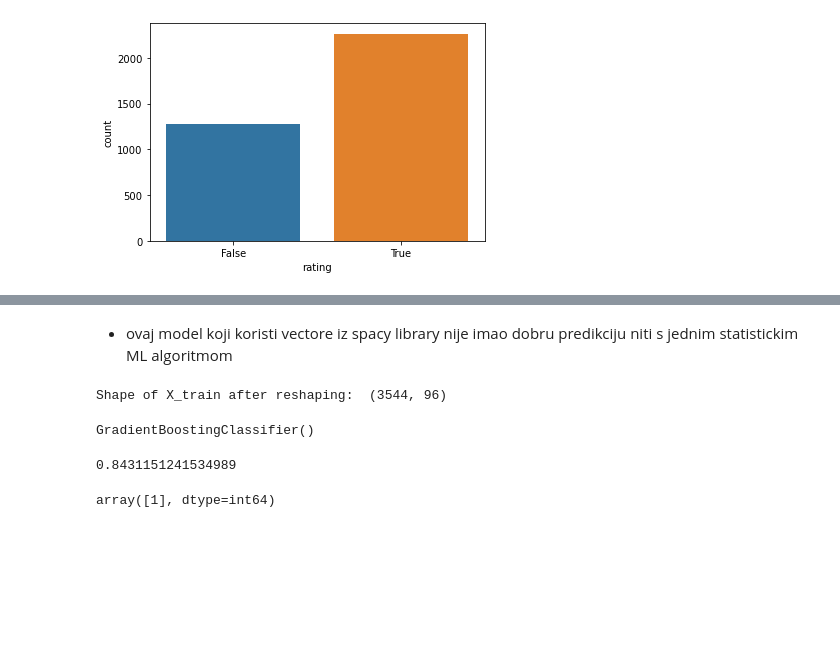
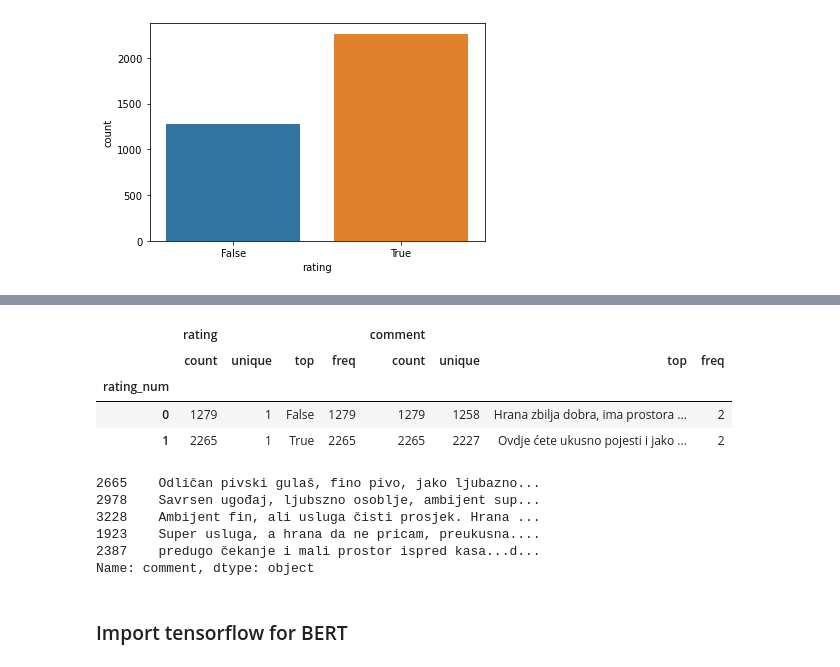
Before and after one commit to ivanamati/NLP.Croatian_reviews_classifier, a Jupyter notebook: google_reviews_bert_classifier.ipynb, the cells around one changed output, grey strips where cells are left out. Drawn from its saved outputs; the diff is of its cells as text; code cells hidden in the pictures; blank space fills up the shorter version.

Commit message:
bert classifier

```diff
--- a/google_reviews_bert_classifier.ipynb
+++ b/google_reviews_bert_classifier.ipynb
@@ -245,27 +47,8 @@ review_classification("Ovaj novi kafic na cvjetnom je sjajan, konobar je ljubaza
-# %% [markdown]
-- ovaj model koji koristi vectore iz spacy library nije imao dobru predikciju niti s jednim statistickim ML algoritmom
-# %%
-import numpy as np
-
-X = np.stack(df.comment_vec)
-print("Shape of X_train after reshaping: ", X.shape)
-y= df.rating_indx
-# %% [output]
-Shape of X_train after reshaping:  (3544, 96)
-# %%
-model = GradientBoostingClassifier()
-model.fit(X,y)
-# %% [output]
-GradientBoostingClassifier()
-# %%
-model.score(X,y)
-# %% [output]
-0.8431151241534989
-# %%
-text = "Ovaj kafic je super."
-
-input = text_vec(text)
-
-model.predict([input])
-# %% [output]
-array([1], dtype=int64)
+# %%
+df.groupby('rating_num').describe()
+# %% [output]
+|  | rating |  |  |  | comment |  |  |  |
+|  | count | unique | top | freq | count | unique | top | freq |
+| rating_num |  |  |  |  |  |  |  |  |
+| 0 | 1279 | 1 | False | 1279 | 1279 | 1258 | Hrana zbilja dobra, ima prostora ... | 2 |
+| 1 | 2265 | 1 | True | 2265 | 2265 | 2227 | Ovdje ćete ukusno pojesti i jako ... | 2 |
@@ -271,0 +63,11 @@ array([1], dtype=int64)
+# %%
+X_train.head()
+# %% [output]
+2665    Odličan pivski gulaš, fino pivo, jako ljubazno...
+2978    Savrsen ugođaj, ljubszno osoblje, ambijent sup...
+3228    Ambijent fin, ali usluga čisti prosjek. Hrana ...
+1923    Super usluga, a hrana da ne pricam, preukusna....
+2387    predugo čekanje i mali prostor ispred kasa...d...
+Name: comment, dtype: object
+# %% [markdown]
+### Import tensorflow for BERT
```
Also changed, not shown: parts of 46 cells of this notebook.
